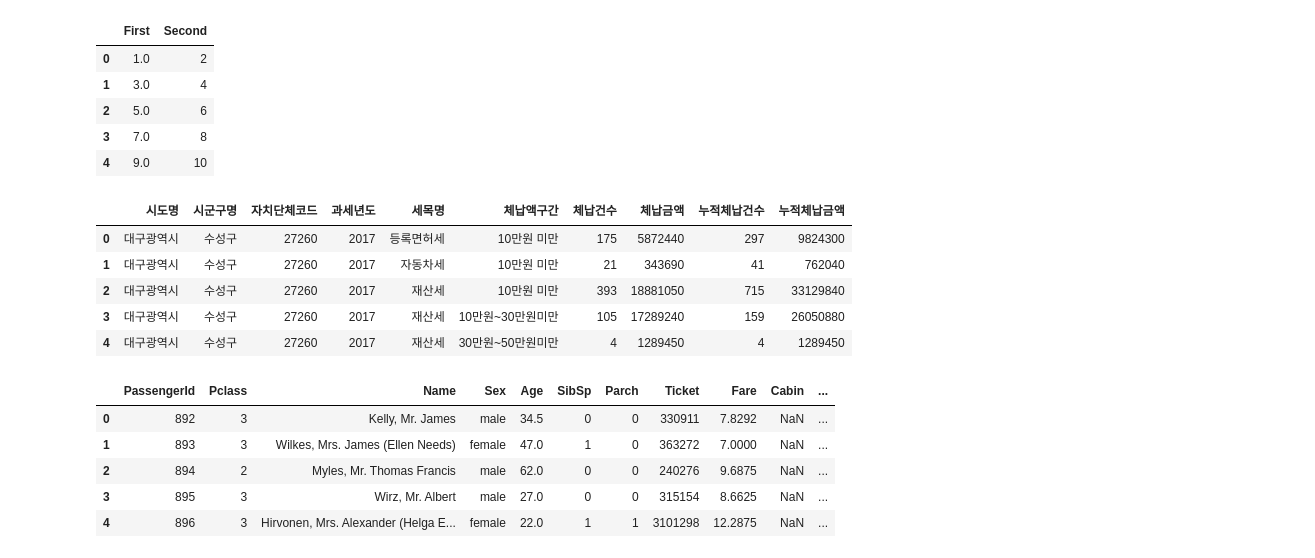
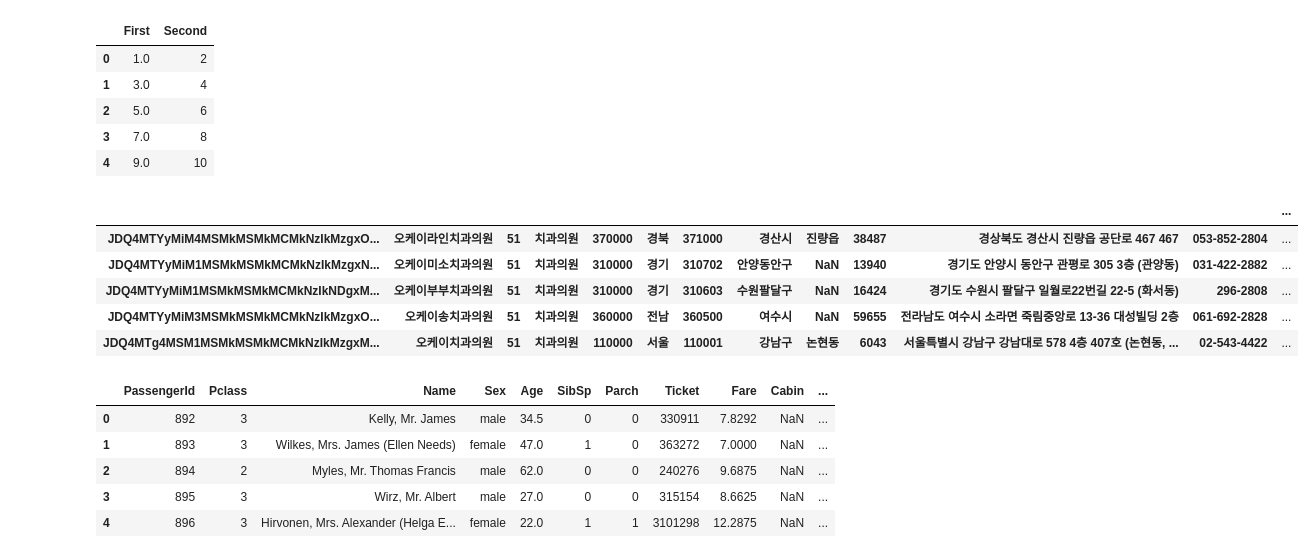
Before and after one commit to rohee119/bdna, a Jupyter notebook: 김로희4강.ipynb, the cells around one changed output. Cells and saved outputs as stored; diff of their text form; code cells hidden in the pictures.

```diff
--- a/김로희4강.ipynb
+++ b/김로희4강.ipynb
@@ -371,18 +371,18 @@ data
 | 3 | 7.0 | 8 |
 | 4 | 9.0 | 10 |
 # %%
-dir='대구광역시 수성구_지방세 체납 현황_20201231.csv'
-대구=pd.read_csv(dir,encoding='CP949')
+dir='/content/1. 병원정보서비스 2022.3.csv'
+병원=pd.read_csv(dir,encoding='CP949')
 #UTF-8' 코덱을 decoding 하기위해서 CP949사용
 # %%
-대구.head()
+병원.head()
 # %% [output]
-|  | 시도명 | 시군구명 | 자치단체코드 | 과세년도 | 세목명 | 체납액구간 | 체납건수 | 체납금액 | 누적체납건수 | 누적체납금액 |
-| 0 | 대구광역시 | 수성구 | 27260 | 2017 | 등록면허세 | 10만원 미만 | 175 | 5872440 | 297 | 9824300 |
-| 1 | 대구광역시 | 수성구 | 27260 | 2017 | 자동차세 | 10만원 미만 | 21 | 343690 | 41 | 762040 |
-| 2 | 대구광역시 | 수성구 | 27260 | 2017 | 재산세 | 10만원 미만 | 393 | 18881050 | 715 | 33129840 |
-| 3 | 대구광역시 | 수성구 | 27260 | 2017 | 재산세 | 10만원~30만원미만 | 105 | 17289240 | 159 | 26050880 |
-| 4 | 대구광역시 | 수성구 | 27260 | 2017 | 재산세 | 30만원~50만원미만 | 4 | 1289450 | 4 | 1289450 |
+|  |  |  |  |  |  |  |  |  |  |  |  | ... |
+| JDQ4MTYyMiM4MSMkMSMkMCMkNzIkMzgxO... | 오케이라인치과의원 | 51 | 치과의원 | 370000 | 경북 | 371000 | 경산시 | 진량읍 | 38487 | 경상북도 경산시 진량읍 공단로 467 467 | 053-852-2804 | ... |
+| JDQ4MTYyMiM1MSMkMSMkMCMkNzIkMzgxN... | 오케이미소치과의원 | 51 | 치과의원 | 310000 | 경기 | 310702 | 안양동안구 | NaN | 13940 | 경기도 안양시 동안구 관평로 305 3층 (관양동) | 031-422-2882 | ... |
+| JDQ4MTYyMiM1MSMkMSMkMCMkNzIkNDgxM... | 오케이부부치과의원 | 51 | 치과의원 | 310000 | 경기 | 310603 | 수원팔달구 | NaN | 16424 | 경기도 수원시 팔달구 일월로22번길 22-5 (화서동) | 296-2808 | ... |
+| JDQ4MTYyMiM3MSMkMSMkMCMkNzIkMzgxO... | 오케이송치과의원 | 51 | 치과의원 | 360000 | 전남 | 360500 | 여수시 | NaN | 59655 | 전라남도 여수시 소라면 죽림중앙로 13-36 대성빌딩 2층 | 061-692-2828 | ... |
+| JDQ4MTg4MSM1MSMkMSMkMCMkNzIkMzgxM... | 오케이치과의원 | 51 | 치과의원 | 110000 | 서울 | 110001 | 강남구 | 논현동 | 6043 | 서울특별시 강남구 강남대로 578 4층 407호 (논현동, ... | 02-543-4422 | ... |
 # %%
 dir='test.csv'
 test=pd.read_csv(dir,encoding='CP949')
```
